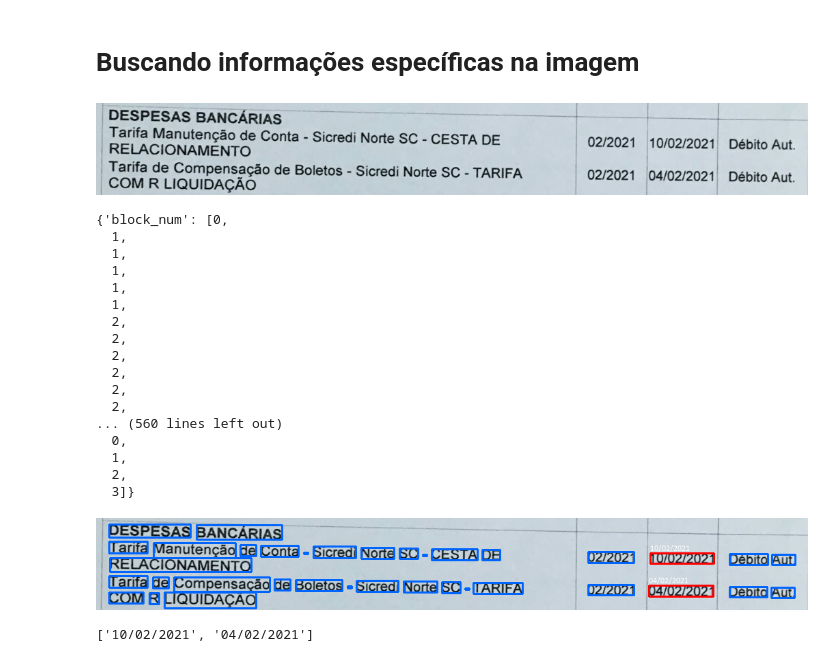
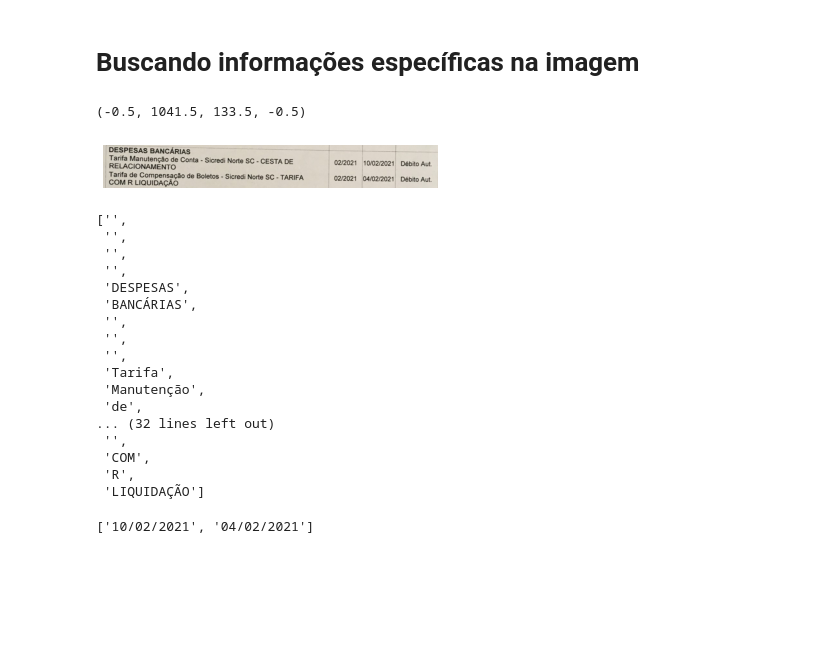
Before and after one commit to ejs94/ocr-examples, a Jupyter notebook: OCR_Tesseract.ipynb, the cells around one changed output. Drawn from its saved outputs; the diff is of its cells as text; code cells hidden in the pictures; blank space fills up the shorter version.

```diff
--- a/OCR_Tesseract.ipynb
+++ b/OCR_Tesseract.ipynb
@@ -416,52 +346,46 @@ cv2_imshow(img_copia)
 # %%
 import re # regular expressions
 # %%
-img = cv2.imread("tabela_teste.jpg")
+img = cv2.imread("./content/Imagens/tabela_teste.jpg")
 rgb = cv2.cvtColor(img, cv2.COLOR_BGR2RGB)
-cv2_imshow(rgb)
+plt.imshow(rgb)
+plt.axis('off')
 # %% [output]
+(-0.5, 1041.5, 133.5, -0.5)
-[figure, old version]
+[figure, new version]
 # %%
-config_tesseract = "--tessdata-dir tessdata"
+config_tesseract = "--tessdata-dir ./content/tessdata"
 resultado = pytesseract.image_to_data(rgb, config=config_tesseract, lang="por", output_type=Output.DICT)
-resultado
+resultado['text']
 # %% [output]
-{'block_num': [0,
-  1,
-  1,
-  1,
-  1,
-  1,
-  2,
-  2,
-  2,
-  2,
-  2,
-  2,
-... (560 lines left out)
-  0,
-  1,
-  2,
-  3]}
+['',
+ '',
+ '',
+ '',
+ 'DESPESAS',
+ 'BANCÁRIAS',
+ '',
+ '',
+ '',
+ 'Tarifa',
+ 'Manutenção',
+ 'de',
+... (32 lines left out)
+ '',
+ 'COM',
+ 'R',
+ 'LIQUIDAÇÃO']
 # %%
 # https://regexr.com/
 padrao_data = '^(0[1-9]|[12][0-9]|3[01])/(0[1-9]|1[012])/(19|20)\d\d$'
 # %%
 datas = []
-img_copia = rgb.copy()
 for i in range(0, len(resultado['text'])):
   confianca = int(resultado['conf'][i])
   if confianca > min_conf:
     texto = resultado['text'][i]
     if re.match(padrao_data, texto):
-      x, y, img = caixa_texto(resultado, img_copia, (0,0,255))
-      img_copia = escreve_texto(texto, x, y, img_copia, fonte, 12)
       datas.append(texto)
-    else:
-      x, y, img_copia = caixa_texto(resultado, img_copia)
-cv2_imshow(img_copia)
-# %% [output]
-[figure, removed]
 # %%
 datas
 # %% [output]
```
Also changed, not shown: parts of 51 cells of this notebook, 56 other files.
